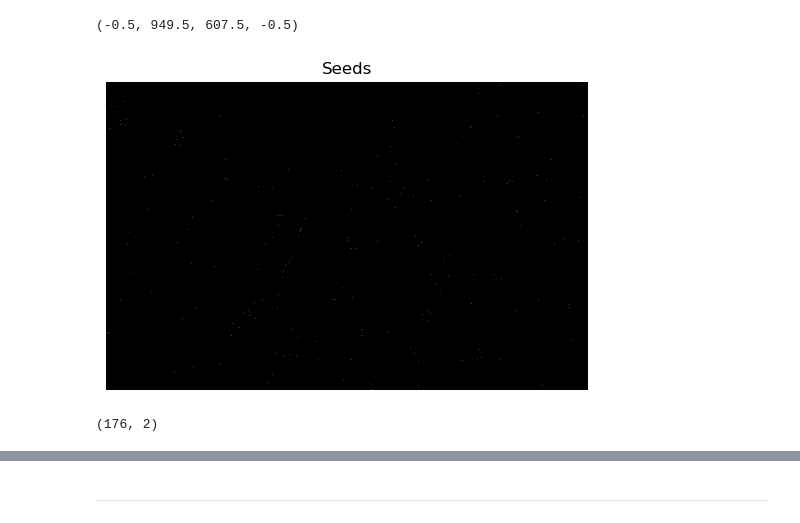
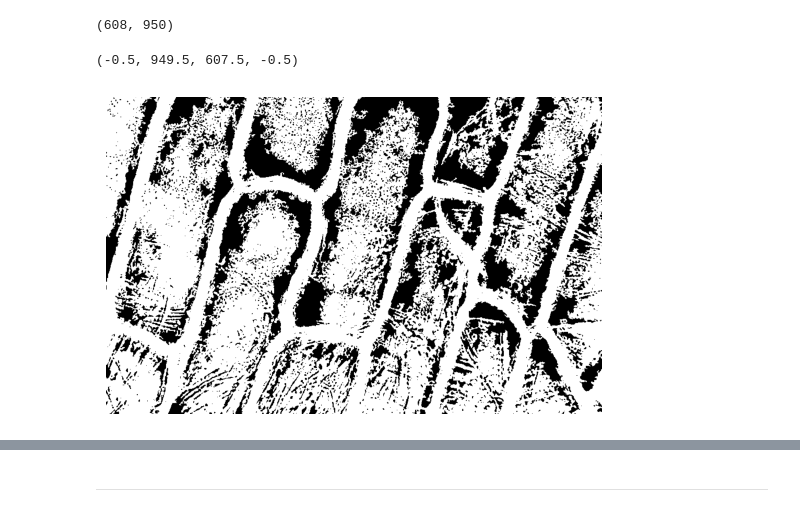
Before and after one commit to mjmousavi97/Image-processing-TehranUni-2025, a Jupyter notebook: DIP-HW8/src/Q4.ipynb, the cells around one changed output, grey strips where cells are left out. Saved outputs shown, nothing was run; the diff lists cells and outputs as text; code cells hidden in the pictures.

```diff
--- a/DIP-HW8/src/Q4.ipynb
+++ b/DIP-HW8/src/Q4.ipynb
@@ -4,7 +4,7 @@ import cv2
 import matplotlib.pyplot as plt
 from scipy.ndimage import label, binary_erosion
 # %%
-img = cv2.imread("/mnt/e/Term 4/HW/HW8/images/q4/cells.png", cv2.IMREAD_GRAYSCALE)
+image = cv2.imread("/mnt/e/Term 4/HW/DIP-HW8/data/images/q4/cells.png", cv2.IMREAD_GRAYSCALE)
 # %%
 plt.figure(figsize=(10, 4))
 plt.subplot(1, 2, 1)
@@ -58,14 +35,39 @@ plt.axis('off')
+# %%
+image.shape
+# %% [output]
+(608, 950)
+# %%
+h, w = image.shape
+
+seed = (210, 130)
+queue = [seed]
+
+neighbors = [(-1, 0), (1, 0), (0, -1), (0, 1),
+            (-1, -1), (-1, 1), (1, -1), (1, 1)]
+
+threshold = 5
+
+segmented = np.zeros_like(image, dtype=np.uint8)
+visited = np.zeros_like(image, dtype=bool)
+
+region_mean = int(image[seed])
+visited[seed] = True
+segmented[seed] = 255
+
+while queue:
+    x, y = queue.pop(0)
+
+    for dx, dy in neighbors:
+        nx, ny = x + dx, y + dy
+
+        if nx >=0 and ny >= 0 and nx < h and ny < w and not visited[nx, ny]:
+            if abs(int(image[nx, ny] - region_mean) <= threshold):
+                segmented[nx, ny] = 255
+                visited[nx, ny] = True
+                queue.append((nx, ny))
 # %%
-plt.figure(figsize=(10, 4))
-plt.title(f'Seeds')
-plt.imshow(eroded, cmap='gray')
+plt.imshow(segmented, cmap='grey')
 plt.axis('off')
 # %% [output]
 (-0.5, 949.5, 607.5, -0.5)
-[figure, old version]
+[figure, new version]
-# %%
-# Get seed coordinates
-seed_coords = np.argwhere(eroded == 1)
-seed_coords.shape
-# %% [output]
-(176, 2)
```
Also changed, not shown: parts of 20 cells of this notebook.
